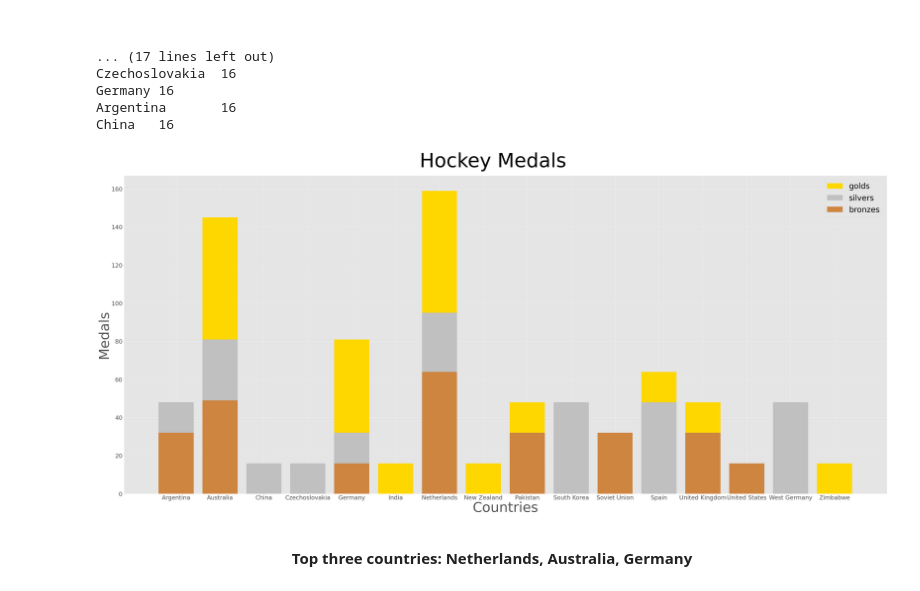
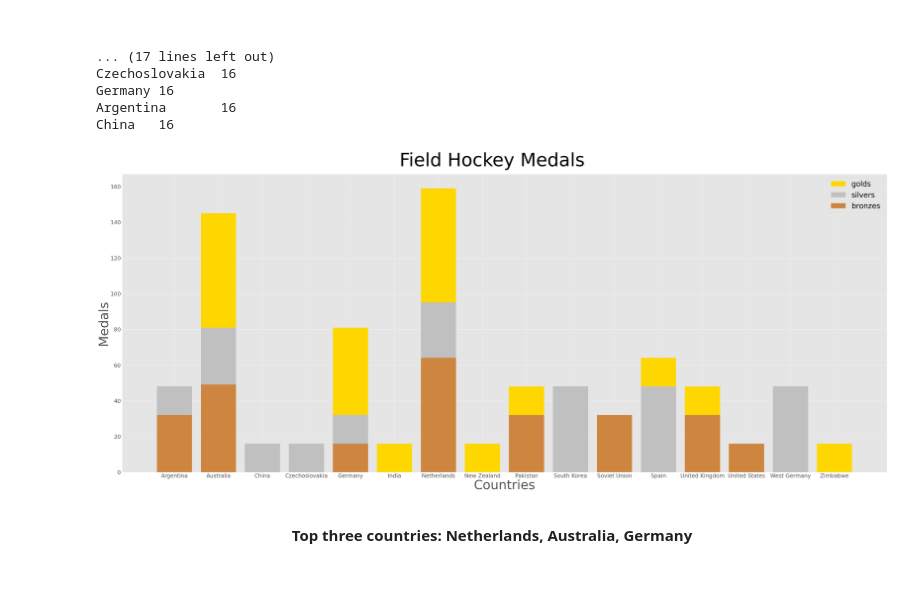
Before and after one commit to fdac20/Olympics, a Jupyter notebook: code/AnalyzeData.ipynb, the cells around one changed output. Drawn from its saved outputs; the diff is of its cells as text; code cells hidden in the pictures.

Commit message:
changed hockey to field hockey

```diff
--- a/code/AnalyzeData.ipynb
+++ b/code/AnalyzeData.ipynb
@@ -391,10 +391,10 @@ China   16
 # %%
 goldHRS = goldHS [ 0:len(goldHS) ] [::-1]
 silverHRS = silverHS [ 0:len(silverHS) ] [::-1]
 bronzeHRS = bronzeHS [ 0:len(bronzeHS) ] [::-1]
-plotTogetherLists(goldHRS,silverHRS,bronzeHRS, "Hockey Medals")
+plotTogetherLists(goldHRS,silverHRS,bronzeHRS, "Field Hockey Medals")
 # %% [output]
-[figure, old version]
+[figure, new version]
 # %% [markdown]
 <strong><center>Top three countries: Netherlands, Australia, Germany</center></strong>
 # %% [markdown]
```
Also changed, not shown: parts of 14 cells of this notebook.
